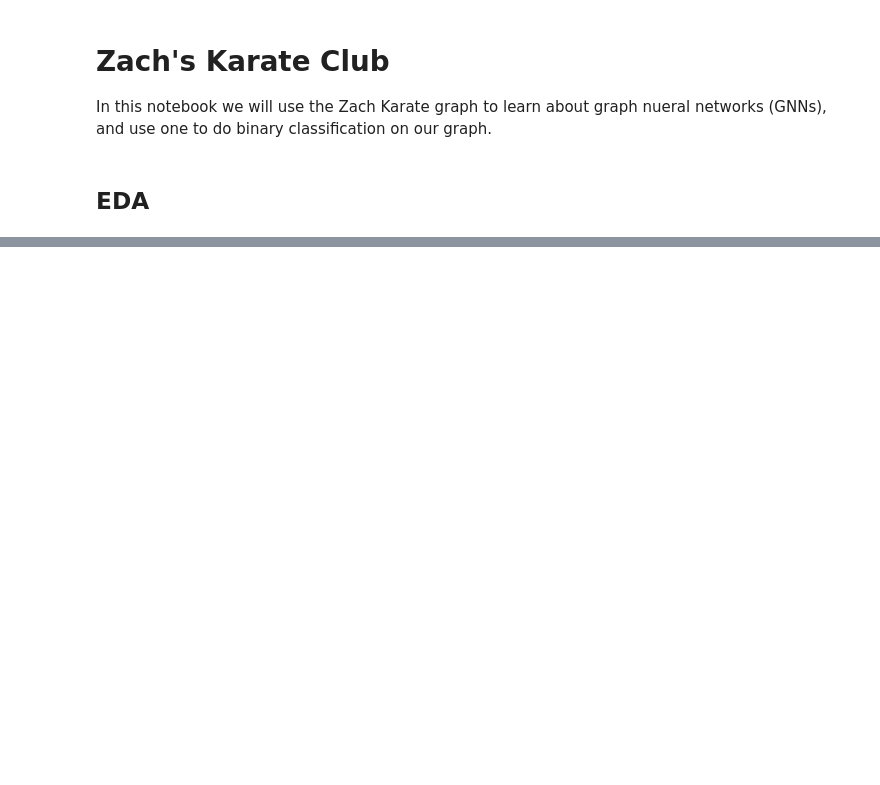
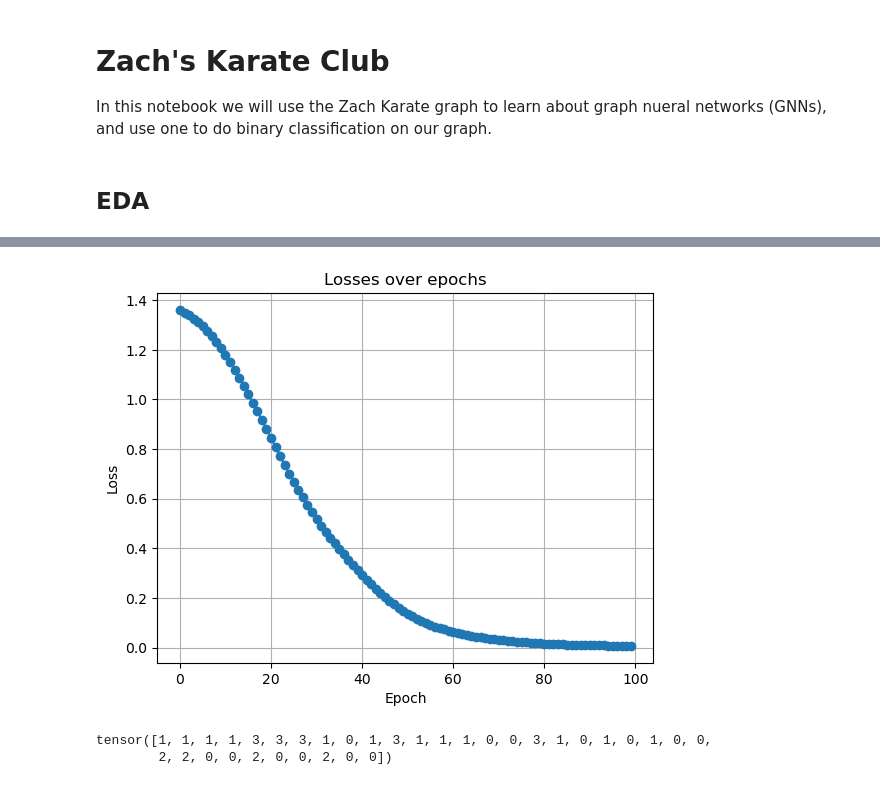
Before and after one commit to mskmay66/zachs_karate, a Jupyter notebook: zachs_karate.ipynb, the cells around one changed output, grey strips where cells are left out. Cells and saved outputs as stored; diff of their text form; code cells hidden in the pictures; blank space fills up the shorter version.

```diff
--- a/zachs_karate.ipynb
+++ b/zachs_karate.ipynb
@@ -51,0 +91,40 @@ node_features = pd.DataFrame([0 if G.nodes[n]['club'] == 'Mr. Hi' else 1 for n i
+# %%
+def train(data: KarateClub,
+          model: nn.Module,
+          num_epochs: int,
+          criterion=None,
+          optimizer=None) -> float:
+
+    def fpass(data: KarateClub, criterion, optimizer) -> T.Tuple:
+        optimizer.zero_grad()
+        out = model(data)
+        loss = criterion(out, data.y)
+        loss.backward()
+        optimizer.step()
+        return loss
+
+    losses = []
+    criterion = CrossEntropyLoss() if criterion is None else criterion
+    optimizer = Adam(model.parameters(), lr=0.01) if optimizer is None else optimizer
+    for _ in range(num_epochs):
+        loss = fpass(data, criterion, optimizer)
+        losses.append(loss.item())
+    return losses
+# %%
+device = 'cuda' if torch.cuda.is_available() else 'cpu'
+model.to(device)
+G = G.to(device)
+# %%
+losses = train(data=G, model=model, num_epochs=100)
+# %%
+def plot(losses):
+    plt.title("Losses over epochs")
+    plt.xlabel("Epoch")
+    plt.ylabel("Loss")
+    plt.grid(True)
+    plt.plot(losses, marker='o')
+    plt.show()
+# %%
+plot(losses)
+# %% [output]
+[figure, added]
@@ -51,0 +135,5 @@ node_features = pd.DataFrame([0 if G.nodes[n]['club'] == 'Mr. Hi' else 1 for n i
+# %%
+G.y
+# %% [output]
+tensor([1, 1, 1, 1, 3, 3, 3, 1, 0, 1, 3, 1, 1, 1, 0, 0, 3, 1, 0, 1, 0, 1, 0, 0,
+        2, 2, 0, 0, 2, 0, 0, 2, 0, 0])
```
Also changed, not shown: parts of 31 cells of this notebook.
